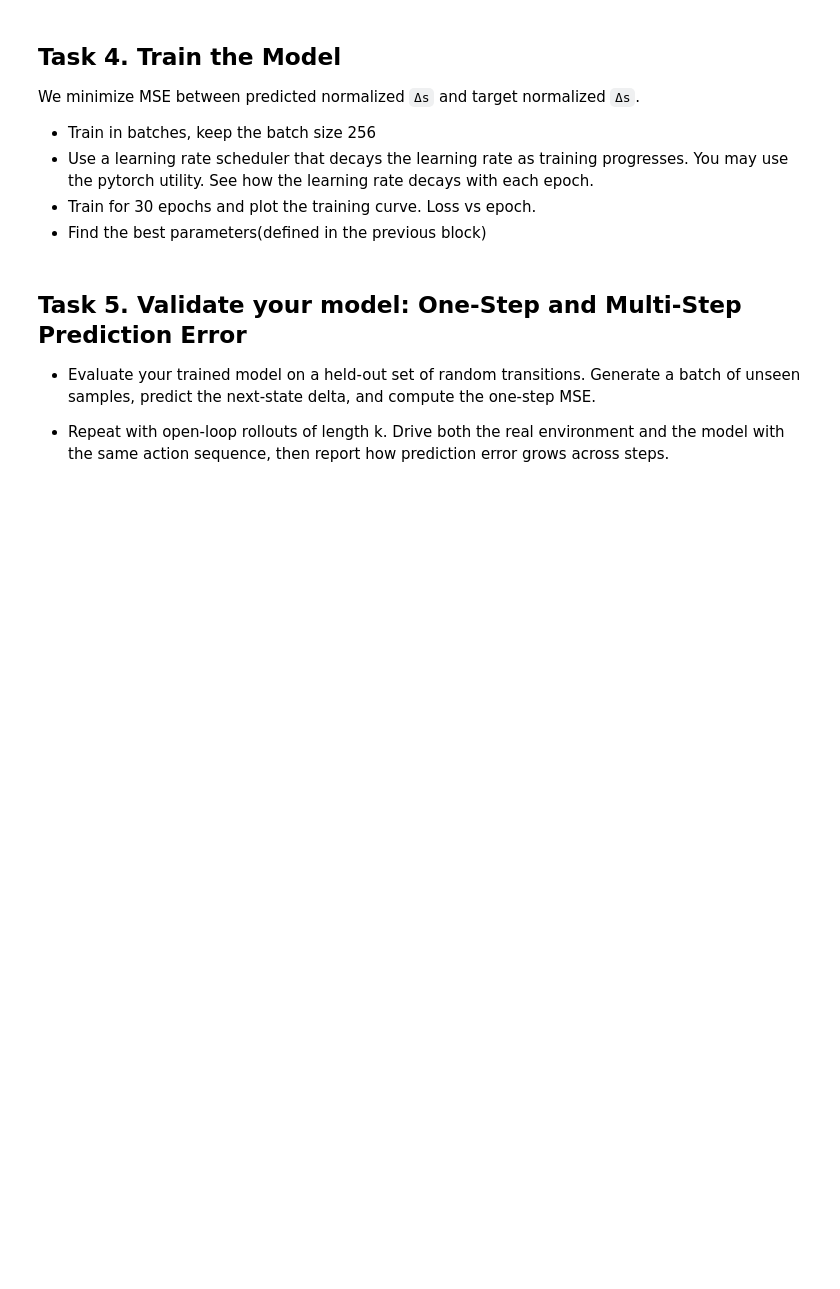
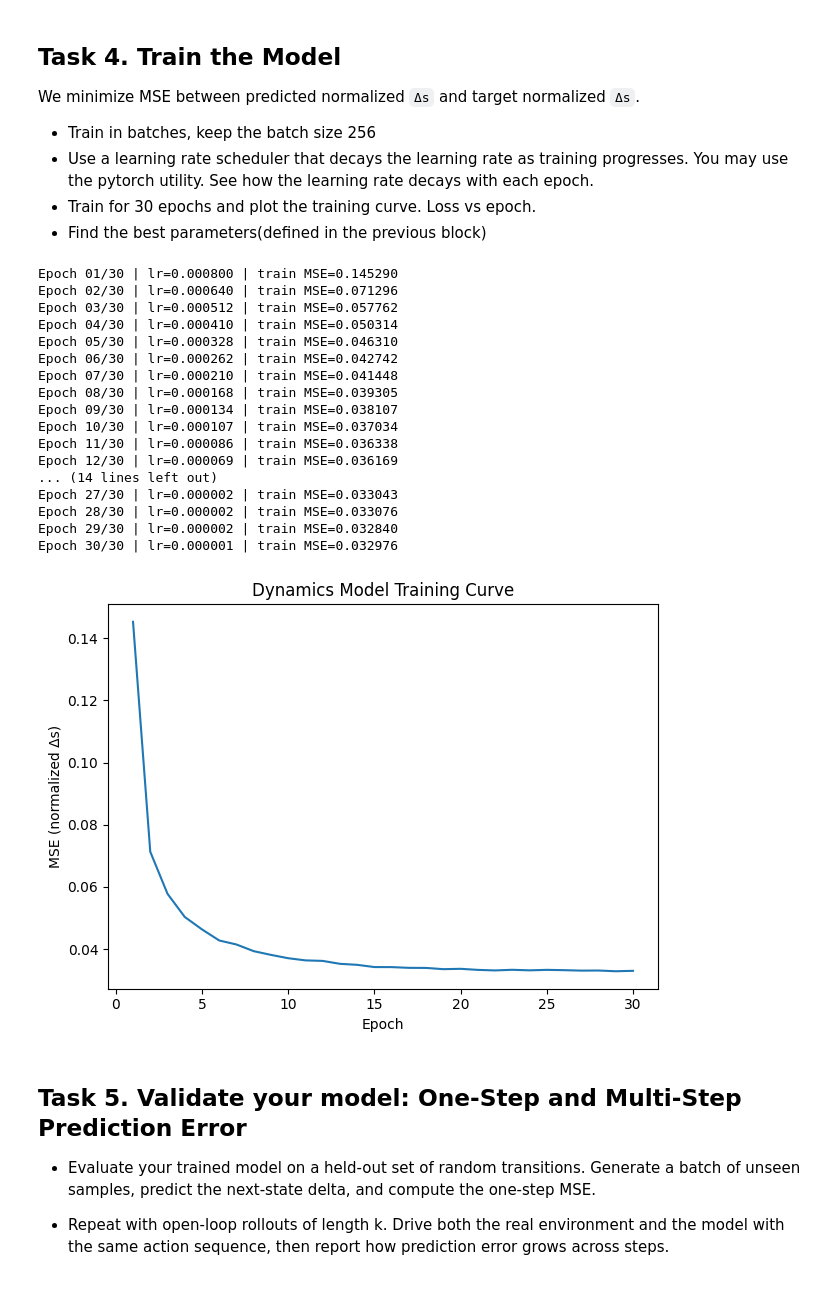
Before and after one commit to Sak724/CSE437_Lab-Reports, a Jupyter notebook: lab10_half_cheetah_dynamics.ipynb, the cells around one changed output. Cells and saved outputs as stored; diff of their text form; code cells hidden in the pictures; blank space fills up the shorter version.

```diff
--- a/lab10_half_cheetah_dynamics.ipynb
+++ b/lab10_half_cheetah_dynamics.ipynb
@@ -132,0 +255,13 @@ def collect_random(env, replay, steps=10000, seed=42):
+# %%
+set_seed(42)
+env = gym.make("HalfCheetah-v4")
+obs_dim = env.observation_space.shape[0]
+act_dim = env.action_space.shape[0]
+replay  = Replay(obs_dim, act_dim)
+
+# Collect 100k random transitions
+collect_random(env, replay, steps=100000)
+
+# quick sanity check
+x, y = replay.sample(5)
+print("Sample x shape:", x.shape, "y shape:", y.shape)
@@ -193,16 +420,32 @@ We minimize MSE between predicted normalized `Δs` and target normalized `Δs`.
 # %%
+losses = train_model(model, replay, epochs=30, batch_size=256)
 
-def train_model(model, replay, epochs=30, batch_size=256):
-    pass
-    # return losses
-
-# losses = train_model(model, replay, epochs=10, batch_size=64)
-# plt.figure()
-# plt.plot(losses)
-# plt.xlabel("Epoch")
-# plt.ylabel("MSE (normalized Δs)")
-# plt.title("Model Training Loss")
-# plt.show()
+plt.figure()
+plt.plot(range(1, len(losses)+1), losses)
+plt.xlabel("Epoch")
+plt.ylabel("MSE (normalized Δs)")
+plt.title("Dynamics Model Training Curve")
+plt.tight_layout()
+plt.show()
+# %% [output]
+Epoch 01/30 | lr=0.000800 | train MSE=0.145290
+Epoch 02/30 | lr=0.000640 | train MSE=0.071296
+Epoch 03/30 | lr=0.000512 | train MSE=0.057762
+Epoch 04/30 | lr=0.000410 | train MSE=0.050314
+Epoch 05/30 | lr=0.000328 | train MSE=0.046310
+Epoch 06/30 | lr=0.000262 | train MSE=0.042742
+Epoch 07/30 | lr=0.000210 | train MSE=0.041448
+Epoch 08/30 | lr=0.000168 | train MSE=0.039305
+Epoch 09/30 | lr=0.000134 | train MSE=0.038107
+Epoch 10/30 | lr=0.000107 | train MSE=0.037034
+Epoch 11/30 | lr=0.000086 | train MSE=0.036338
+Epoch 12/30 | lr=0.000069 | train MSE=0.036169
+... (14 lines left out)
+Epoch 27/30 | lr=0.000002 | train MSE=0.033043
+Epoch 28/30 | lr=0.000002 | train MSE=0.033076
+Epoch 29/30 | lr=0.000002 | train MSE=0.032840
+Epoch 30/30 | lr=0.000001 | train MSE=0.032976
+[figure, added]
 # %% [markdown]
 ## Task 5. Validate your model: One-Step and Multi-Step Prediction Error
 
```
Also changed, not shown: parts of 20 cells of this notebook.
